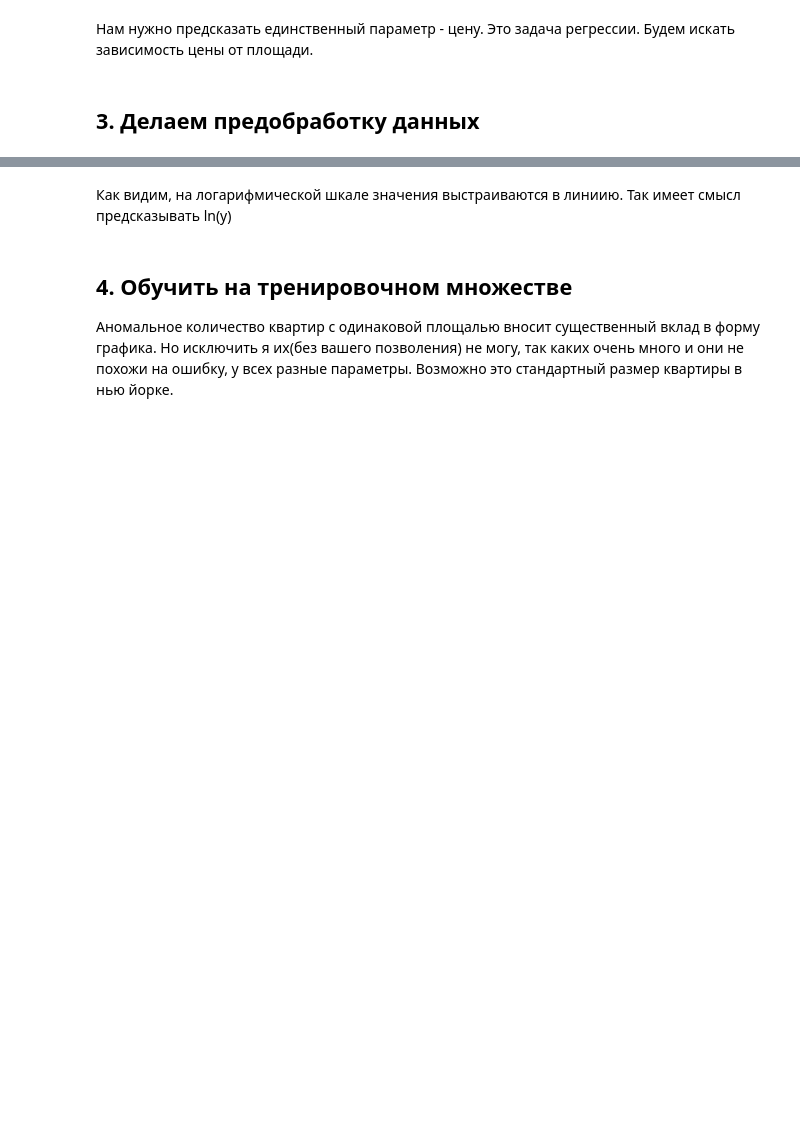
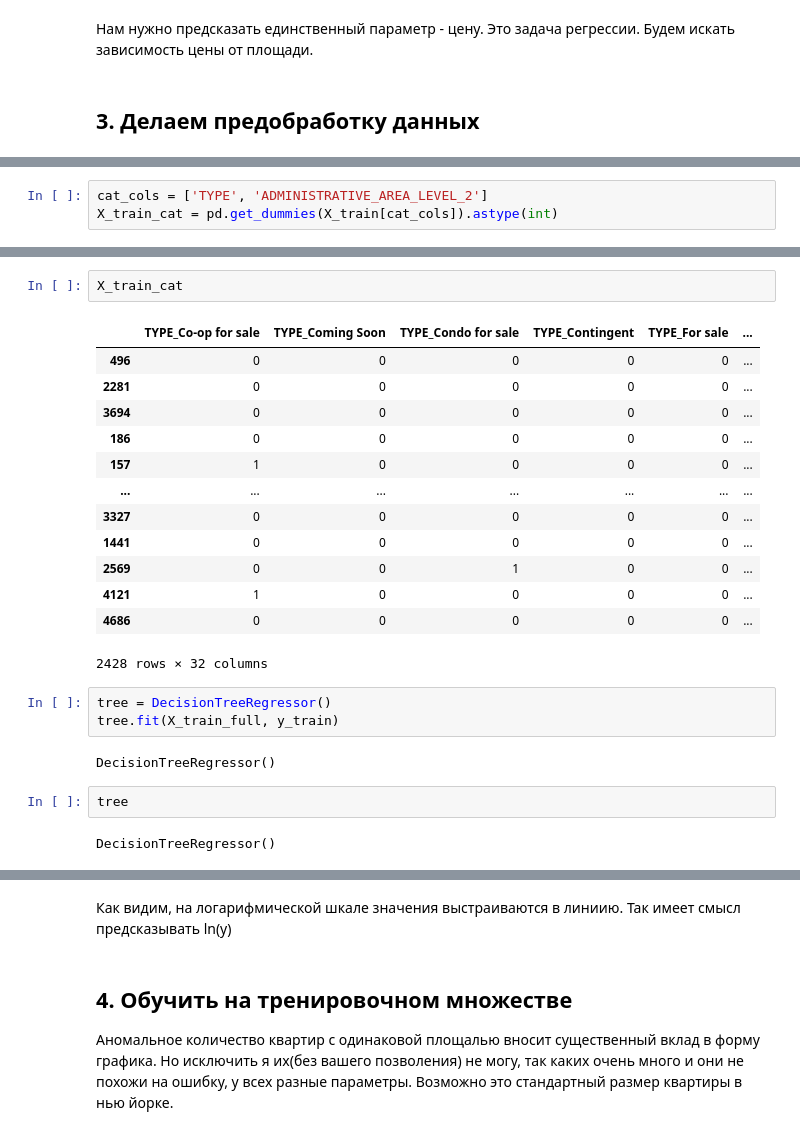
Before and after one commit to 24r3/ann2024, a Jupyter notebook: L3/lab3.ipynb, the cells around one changed output, grey strips where cells are left out. Drawn from its saved outputs; the diff is of its cells as text; blank space fills up the shorter version.

```diff
--- a/L3/lab3.ipynb
+++ b/L3/lab3.ipynb
@@ -83,0 +118,3 @@ data.set_index("PRICE")
+# %%
+cat_cols = ['TYPE', 'ADMINISTRATIVE_AREA_LEVEL_2']
+X_train_cat = pd.get_dummies(X_train[cat_cols]).astype(int)
@@ -83,0 +141,25 @@ data.set_index("PRICE")
+# %%
+X_train_cat
+# %% [output]
+|  | TYPE_Co-op for sale | TYPE_Coming Soon | TYPE_Condo for sale | TYPE_Contingent | TYPE_For sale | ... |
+| 496 | 0 | 0 | 0 | 0 | 0 | ... |
+| 2281 | 0 | 0 | 0 | 0 | 0 | ... |
+| 3694 | 0 | 0 | 0 | 0 | 0 | ... |
+| 186 | 0 | 0 | 0 | 0 | 0 | ... |
+| 157 | 1 | 0 | 0 | 0 | 0 | ... |
+| ... | ... | ... | ... | ... | ... | ... |
+| 3327 | 0 | 0 | 0 | 0 | 0 | ... |
+| 1441 | 0 | 0 | 0 | 0 | 0 | ... |
+| 2569 | 0 | 0 | 1 | 0 | 0 | ... |
+| 4121 | 1 | 0 | 0 | 0 | 0 | ... |
+| 4686 | 0 | 0 | 0 | 0 | 0 | ... |
+2428 rows × 32 columns
+# %%
+tree = DecisionTreeRegressor()
+tree.fit(X_train_full, y_train)
+# %% [output]
+DecisionTreeRegressor()
+# %%
+tree
+# %% [output]
+DecisionTreeRegressor()
```
Also changed, not shown: parts of 13 cells of this notebook, 1 other file.
